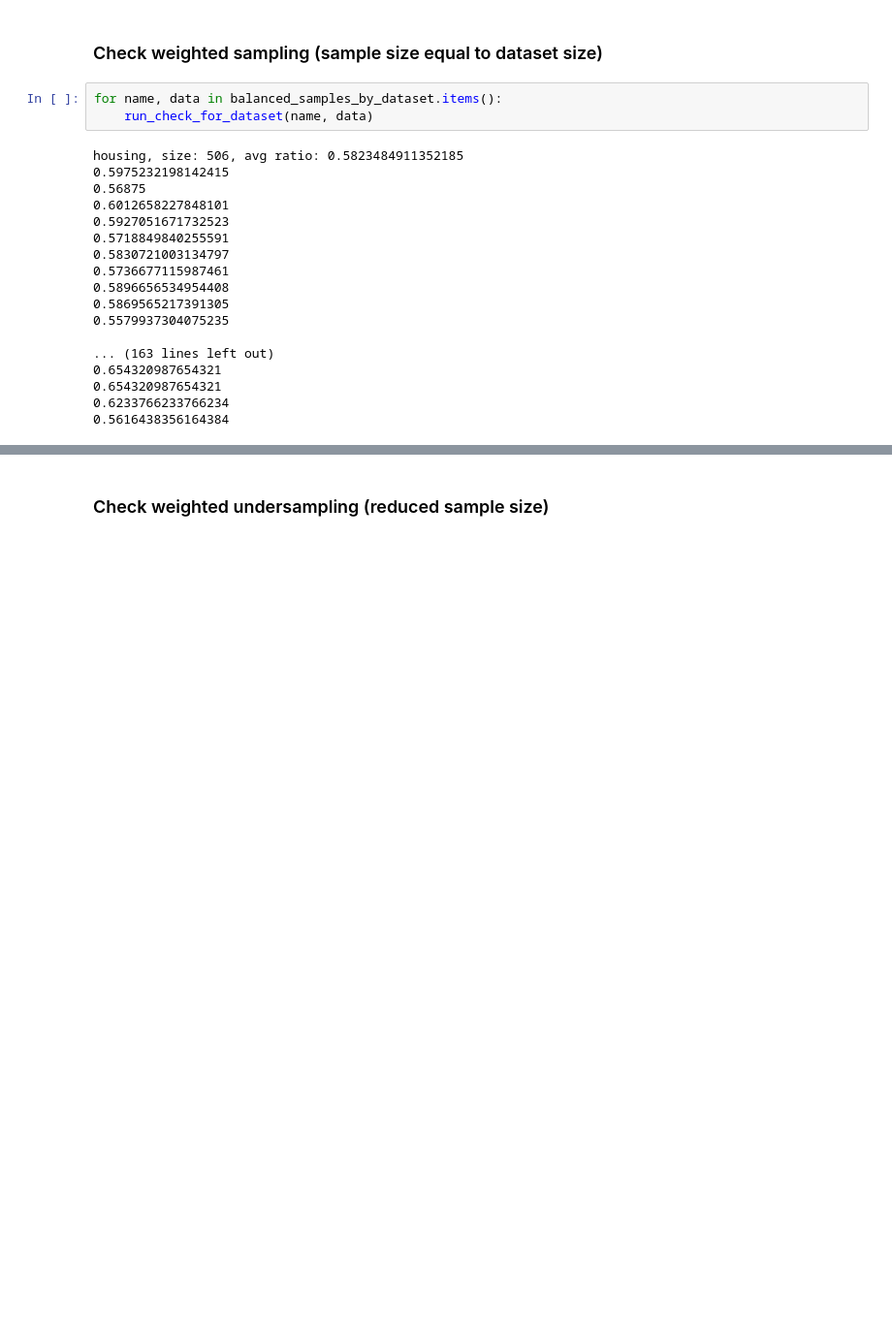
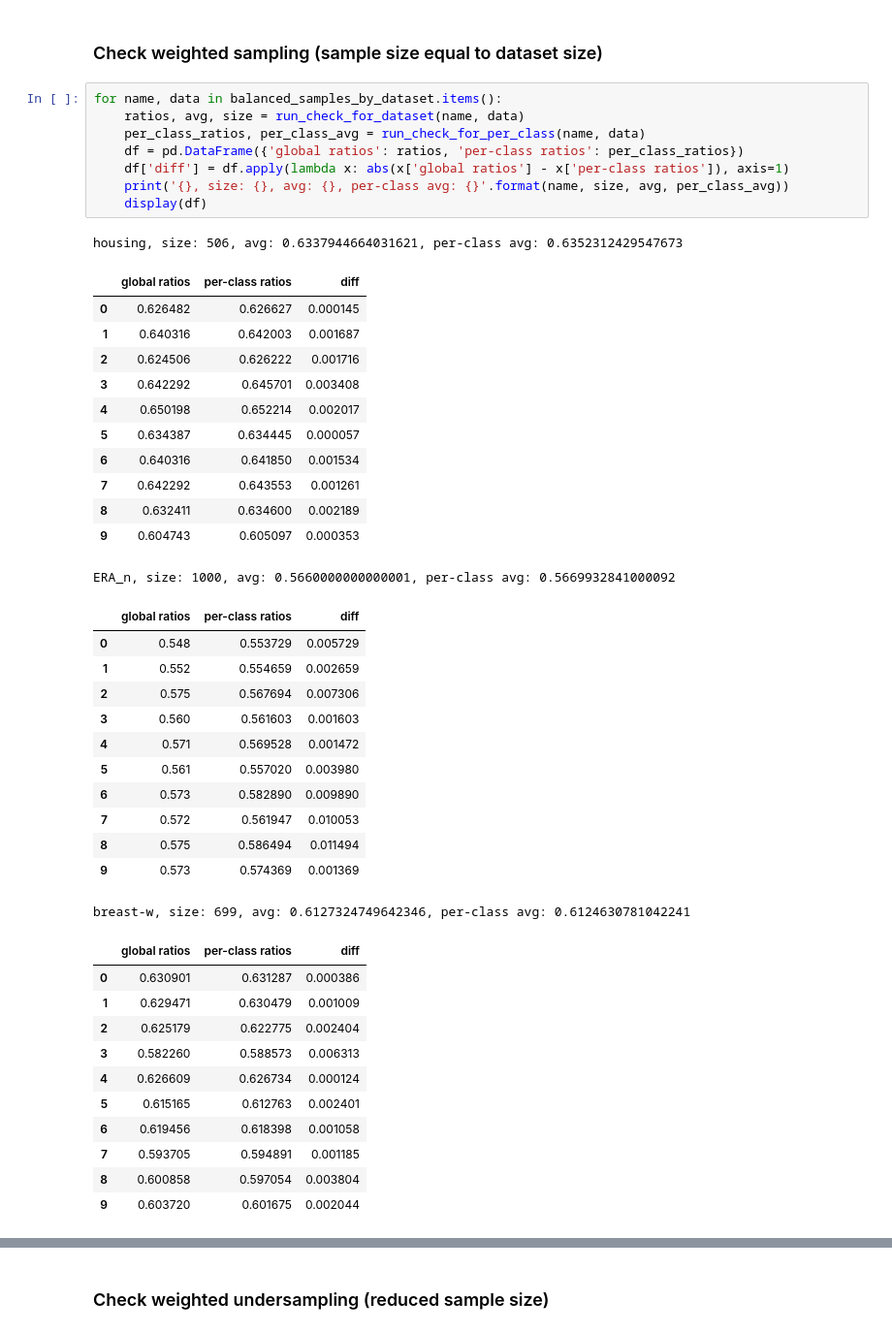
Before and after one commit to miits/rulelearn, a Jupyter notebook: python/sampling.ipynb, the cells around one changed output, grey strips where cells are left out. Shown at 97% size. Cells and saved outputs as stored; diff of their text form; blank space fills up the shorter version.

```diff
--- a/python/sampling.ipynb
+++ b/python/sampling.ipynb
@@ -235,23 +309,47 @@ housing, size: 506, avg ratio: 0.5825081516421079
 # %% [markdown]
 ### Check weighted sampling (sample size equal to dataset size)
-# %%
-for name, data in balanced_samples_by_dataset.items():
-    run_check_for_dataset(name, data)
-# %% [output]
-housing, size: 506, avg ratio: 0.5823484911352185
-0.5975232198142415
-0.56875
-0.6012658227848101
-0.5927051671732523
-0.5718849840255591
-0.5830721003134797
-0.5736677115987461
-0.5896656534954408
-0.5869565217391305
-0.5579937304075235
-
-... (163 lines left out)
-0.654320987654321
-0.654320987654321
-0.6233766233766234
-0.5616438356164384
+# %%
+for name, data in balanced_samples_by_dataset.items():
+    ratios, avg, size = run_check_for_dataset(name, data)
+    per_class_ratios, per_class_avg = run_check_for_per_class(name, data)
+    df = pd.DataFrame({'global ratios': ratios, 'per-class ratios': per_class_ratios})
+    df['diff'] = df.apply(lambda x: abs(x['global ratios'] - x['per-class ratios']), axis=1)
+    print('{}, size: {}, avg: {}, per-class avg: {}'.format(name, size, avg, per_class_avg))
+    display(df)
+# %% [output]
+housing, size: 506, avg: 0.6337944664031621, per-class avg: 0.6352312429547673
+|  | global ratios | per-class ratios | diff |
+| 0 | 0.626482 | 0.626627 | 0.000145 |
+| 1 | 0.640316 | 0.642003 | 0.001687 |
+| 2 | 0.624506 | 0.626222 | 0.001716 |
+| 3 | 0.642292 | 0.645701 | 0.003408 |
+| 4 | 0.650198 | 0.652214 | 0.002017 |
+| 5 | 0.634387 | 0.634445 | 0.000057 |
+| 6 | 0.640316 | 0.641850 | 0.001534 |
+| 7 | 0.642292 | 0.643553 | 0.001261 |
+| 8 | 0.632411 | 0.634600 | 0.002189 |
+| 9 | 0.604743 | 0.605097 | 0.000353 |
+ERA_n, size: 1000, avg: 0.5660000000000001, per-class avg: 0.5669932841000092
+|  | global ratios | per-class ratios | diff |
+| 0 | 0.548 | 0.553729 | 0.005729 |
+| 1 | 0.552 | 0.554659 | 0.002659 |
+| 2 | 0.575 | 0.567694 | 0.007306 |
+| 3 | 0.560 | 0.561603 | 0.001603 |
+| 4 | 0.571 | 0.569528 | 0.001472 |
+| 5 | 0.561 | 0.557020 | 0.003980 |
+| 6 | 0.573 | 0.582890 | 0.009890 |
+| 7 | 0.572 | 0.561947 | 0.010053 |
+| 8 | 0.575 | 0.586494 | 0.011494 |
+| 9 | 0.573 | 0.574369 | 0.001369 |
+breast-w, size: 699, avg: 0.6127324749642346, per-class avg: 0.6124630781042241
+|  | global ratios | per-class ratios | diff |
+| 0 | 0.630901 | 0.631287 | 0.000386 |
+| 1 | 0.629471 | 0.630479 | 0.001009 |
+| 2 | 0.625179 | 0.622775 | 0.002404 |
+| 3 | 0.582260 | 0.588573 | 0.006313 |
+| 4 | 0.626609 | 0.626734 | 0.000124 |
+| 5 | 0.615165 | 0.612763 | 0.002401 |
+| 6 | 0.619456 | 0.618398 | 0.001058 |
+| 7 | 0.593705 | 0.594891 | 0.001185 |
+| 8 | 0.600858 | 0.597054 | 0.003804 |
+| 9 | 0.603720 | 0.601675 | 0.002044 |
```
Also changed, not shown: parts of 12 cells of this notebook, 3 other files.
